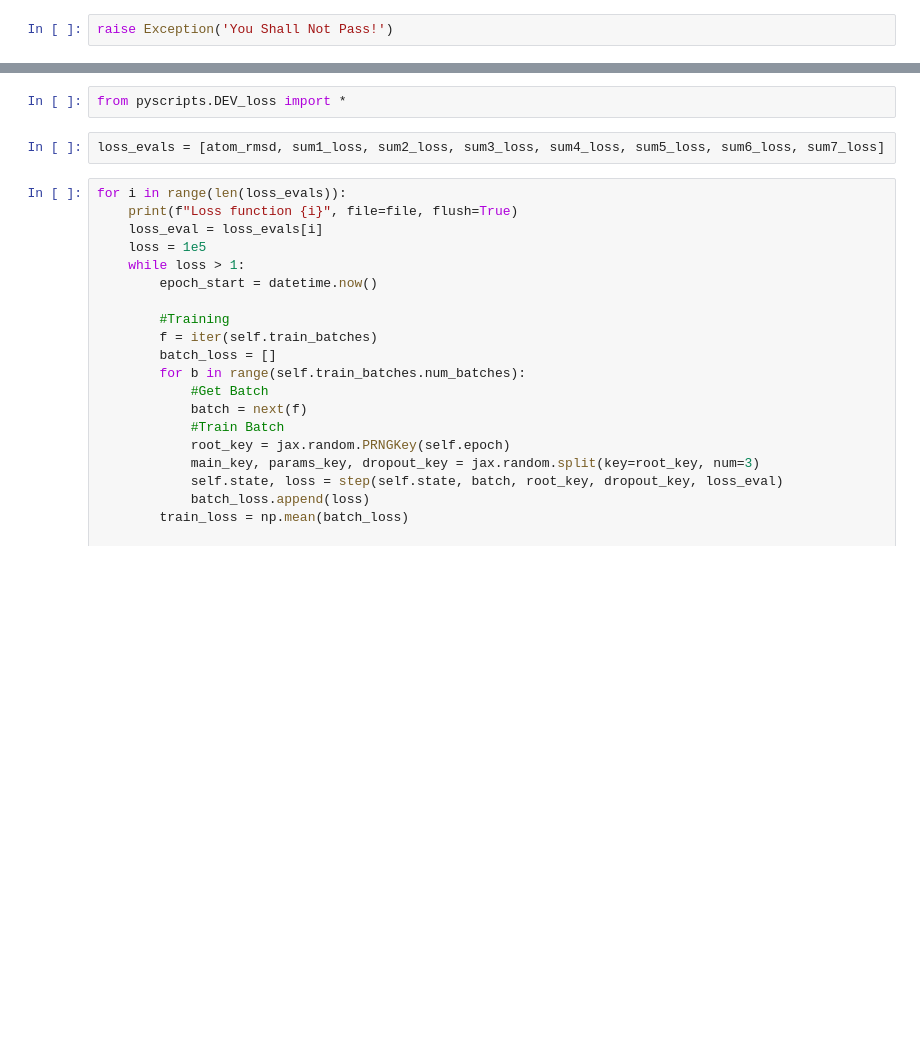
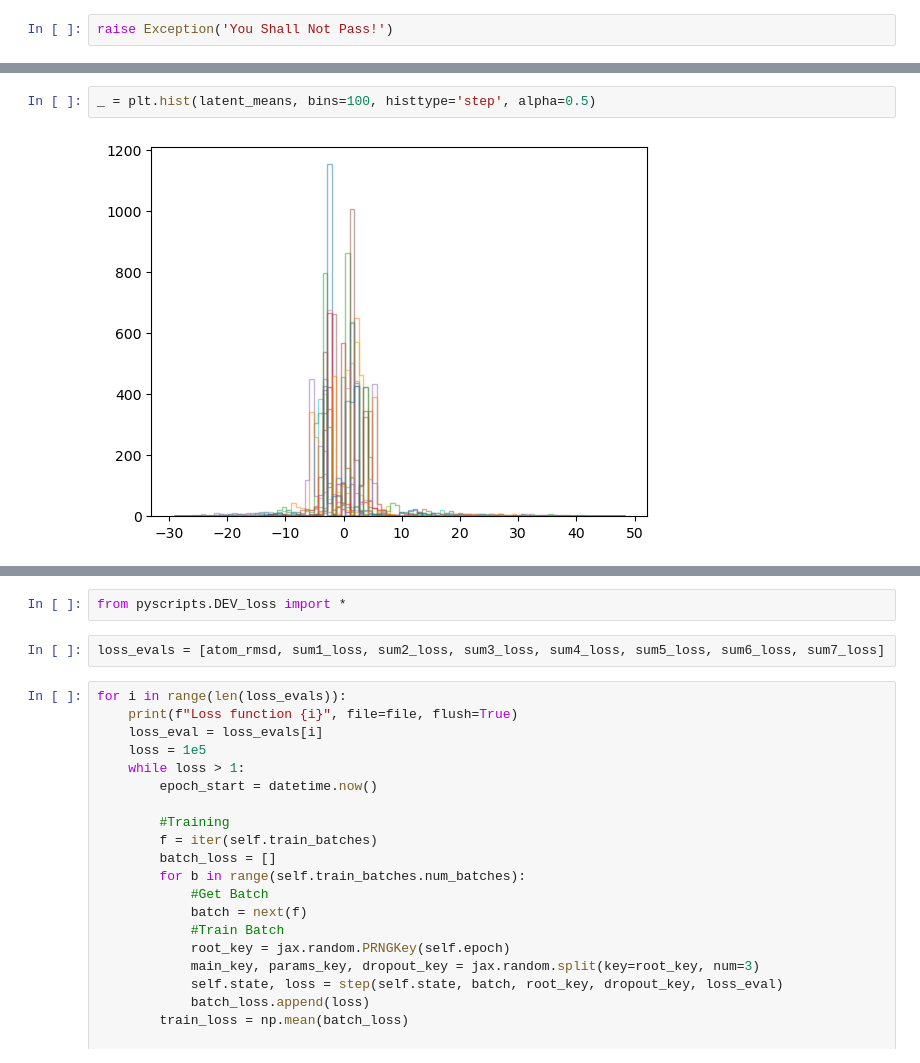
Before and after one commit to CCBatIIT/Deep-MMS, a Jupyter notebook: RUN.ipynb, the cells around one changed output, grey strips where cells are left out. Cells and saved outputs as stored; diff of their text form; blank space fills up the shorter version.

```diff
--- a/RUN.ipynb
+++ b/RUN.ipynb
@@ -105,0 +178,4 @@ raise Exception('You Shall Not Pass!')
+# %%
+_ = plt.hist(latent_means, bins=100, histtype='step', alpha=0.5)
+# %% [output]
+[figure, added]
```
Also changed, not shown: parts of 12 cells of this notebook, 2 other files.
